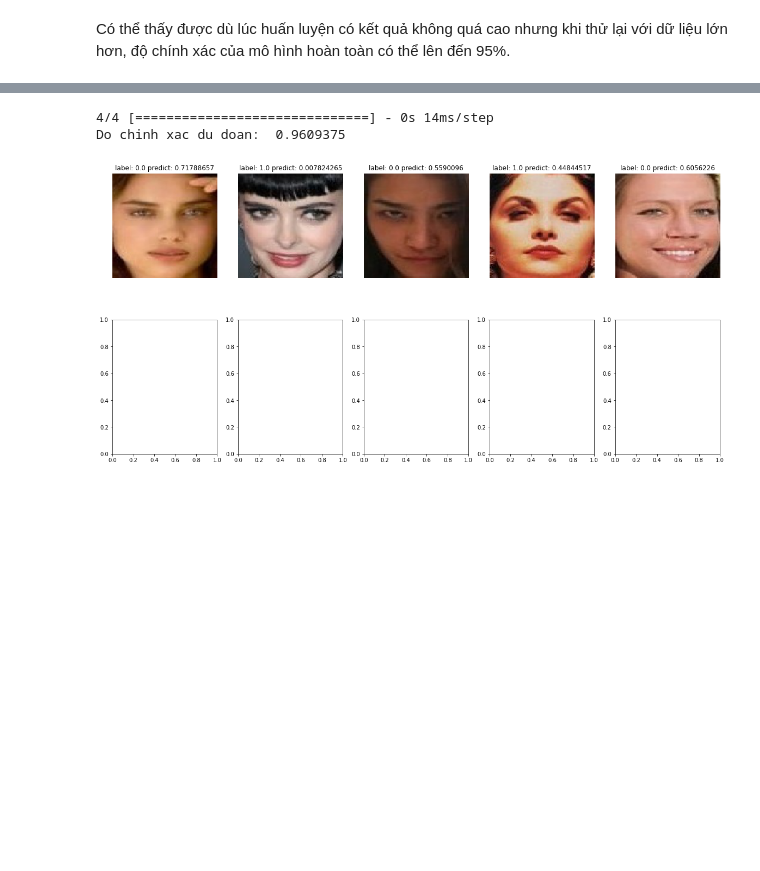
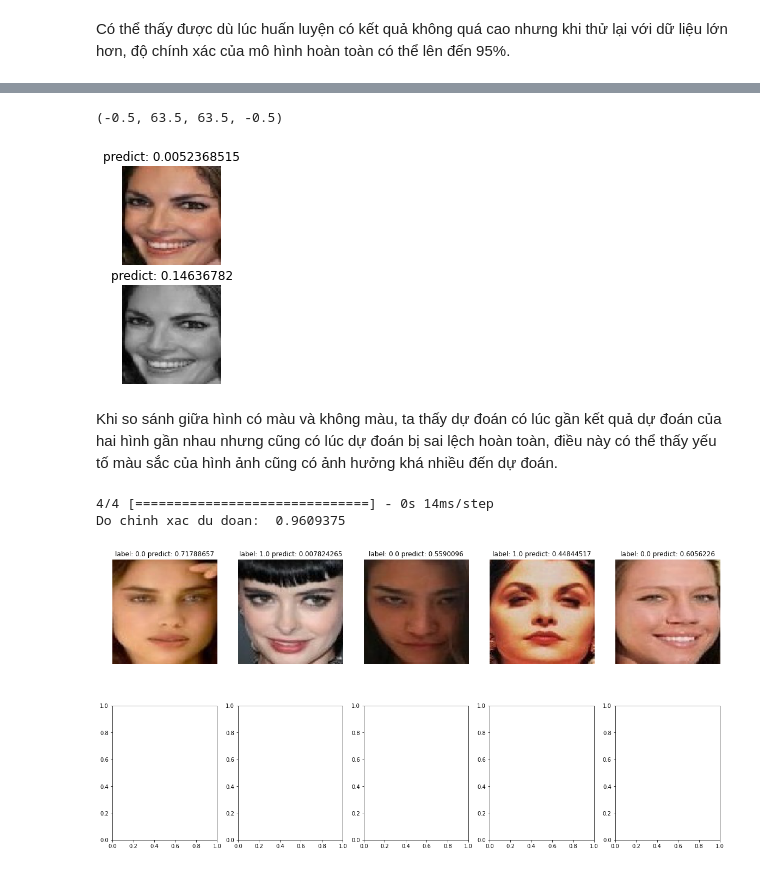
Before and after one commit to huynhdoanho/p4ds, a Jupyter notebook: newest.ipynb, the cells around one changed output, grey strips where cells are left out. Drawn from its saved outputs; the diff is of its cells as text; code cells hidden in the pictures; blank space fills up the shorter version.

```diff
--- a/newest.ipynb
+++ b/newest.ipynb
@@ -106,14 +122,14 @@ train_datagen = ImageDataGenerator(rescale=1./255,
 test_datagen = ImageDataGenerator(rescale=1./255)
 # %%
 train_gen=train_datagen.flow_from_directory('/content/data/Training',
-                                            target_size=img_s,
+                                            target_size=img_s2,
                                             batch_size=batch_s,
                                             class_mode='binary')
 # %% [output]
 Found 47009 images belonging to 2 classes.
 # %%
 valid_gen=test_datagen.flow_from_directory('/content/data/Validation',
-                                           target_size=img_s,
+                                           target_size=img_s2,
                                            batch_size=batch_s,
                                            class_mode='binary')
 # %% [output]
@@ -160,6 +175,9 @@ Như ta đã thấy, ImageDataGenerator đã thực hiện ngẫu nhiên, làm
 kernel_n=(32,64,256,256,128)
 kernel_s=(3,3)
 reg_type=regularizers.l2(0.001)
+# %%
+inp_s1=(150,150,3)
+inp_s2=(64,64,3)
 # %% [markdown]
 Một số tham số quan trọng được đặt chung để tiện cho việc điều chỉnh.
 
@@ -296,7 +373,7 @@ Ta dự đoán một lần nữa với bộ dữ liệu valid nhưng lần này
 test_datagen1 = ImageDataGenerator(rescale=1./255)
 test_gen = test_datagen1.flow_from_directory(
 '/content/data/Validation',
-target_size=(150,150),
+target_size=(64,64),
 batch_size=128,
 class_mode='binary')
 # %% [output]
@@ -312,2 +389,22 @@ test_loss: 0.1275492161512375
 # %% [markdown]
 Có thể thấy được dù lúc huấn luyện có kết quả không quá cao nhưng khi thử lại với dữ liệu lớn hơn, độ chính xác của mô hình hoàn toàn có thể lên đến 95%.
+# %%
+import tensorflow as tf
+batch_num=random.randrange(len(test_gen))
+img_num=random.randrange(128)
+
+gray_img=tf.image.rgb_to_grayscale(test_gen[batch_num][0][img_num])
+gray_img=np.stack((np.reshape(gray_img,(64,64)),)*3,axis=-1)
+rgb_pre=model.predict(np.expand_dims(test_gen[batch_num][0][img_num],axis=0))
+gray_pre=model.predict(np.expand_dims(gray_img,axis=0))
+print('Label: ', test_gen[batch_num][1][img_num])
+
+_, pic = plt.subplots(2)
+
+pic[0].imshow(test_gen[batch_num][0][img_num])
+pic[0].set_title('predict: '+ str(rgb_pre[0][0]))
+pic[0].axis('off')
+pic[1].imshow(gray_img)
+pic[1].set_title('predict: '+ str(gray_pre[0][0]))
+pic[1].axis('off')
+# %% [output]
@@ -314,3 +414,7 @@ Có thể thấy được dù lúc huấn luyện có kết quả không quá ca
+(-0.5, 63.5, 63.5, -0.5)
+[figure, added]
+# %% [markdown]
+Khi so sánh giữa hình có màu và không màu, ta thấy dự đoán có lúc gần kết quả dự đoán của hai hình gần nhau nhưng cũng có lúc dự đoán bị sai lệch hoàn toàn, điều này có thể thấy yếu tố màu sắc của hình ảnh cũng có ảnh hưởng khá nhiều đến dự đoán.
 # %%
 batch_num=random.randrange(len(test_gen))
 poss_pre=model.predict(test_gen[batch_num][0]).reshape(-1)
```
Also changed, not shown: parts of 17 cells of this notebook.
